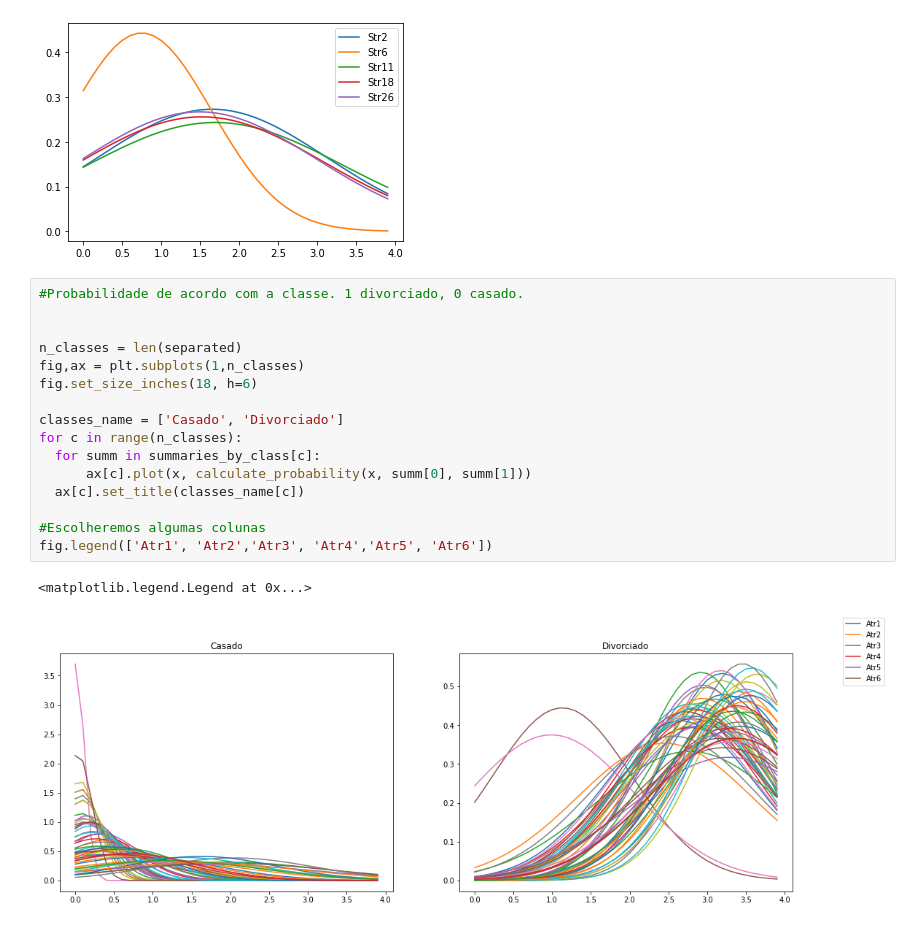
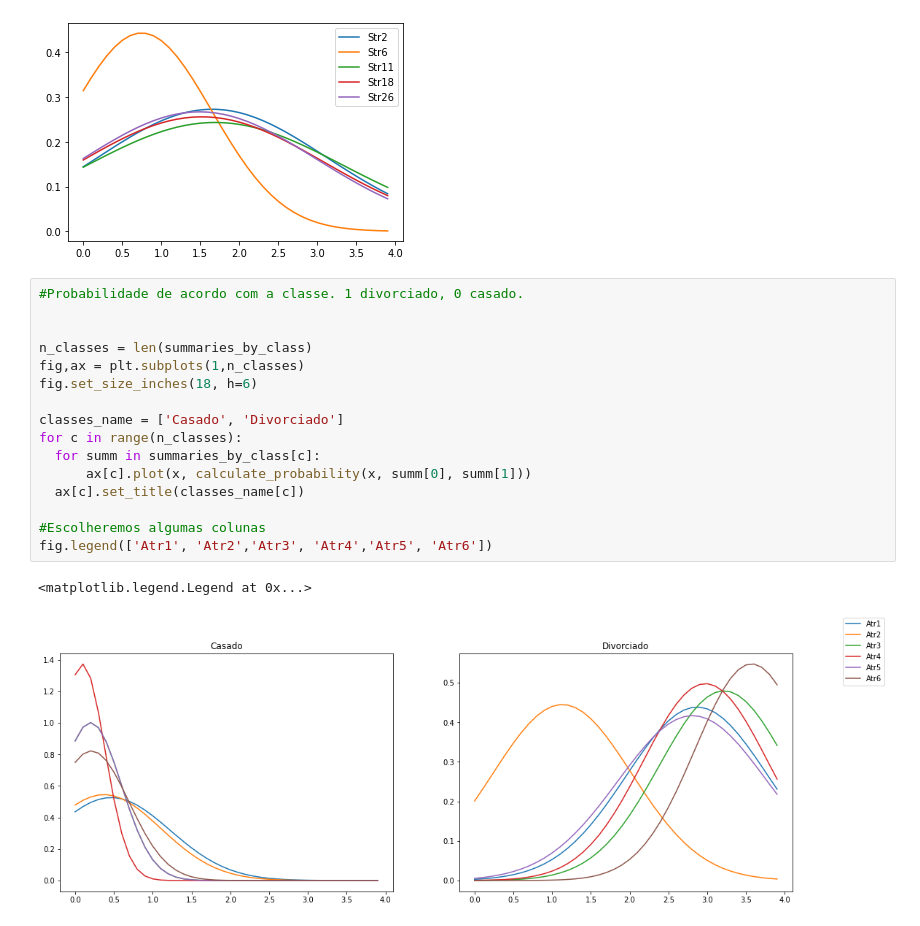
Before and after one commit to andersonnq02/Projeto_estatistica, a Jupyter notebook: EstatisticaDescritivasDeDados_Divorce_v.2.0.0.ipynb, the cells around one changed output. Saved outputs shown, nothing was run; the diff lists cells and outputs as text.

```diff
--- a/EstatisticaDescritivasDeDados_Divorce_v.2.0.0.ipynb
+++ b/EstatisticaDescritivasDeDados_Divorce_v.2.0.0.ipynb
@@ -105,19 +105,19 @@ plt.legend(['Str2','Str6','Str11','Str18','Str26','Str40'])
 # %%
 #Probabilidade de acordo com a classe. 1 divorciado, 0 casado.
 
 
-n_classes = len(separated)
+n_classes = len(summaries_by_class)
 fig,ax = plt.subplots(1,n_classes)
 fig.set_size_inches(18, h=6)
 
 classes_name = ['Casado', 'Divorciado']
 for c in range(n_classes):
   for summ in summaries_by_class[c]:
       ax[c].plot(x, calculate_probability(x, summ[0], summ[1]))
   ax[c].set_title(classes_name[c])
 
 #Escolheremos algumas colunas
 fig.legend(['Atr1', 'Atr2','Atr3', 'Atr4','Atr5', 'Atr6'])
 # %% [output]
 <matplotlib.legend.Legend at 0x...>
-[figure, old version]
+[figure, new version]
```
